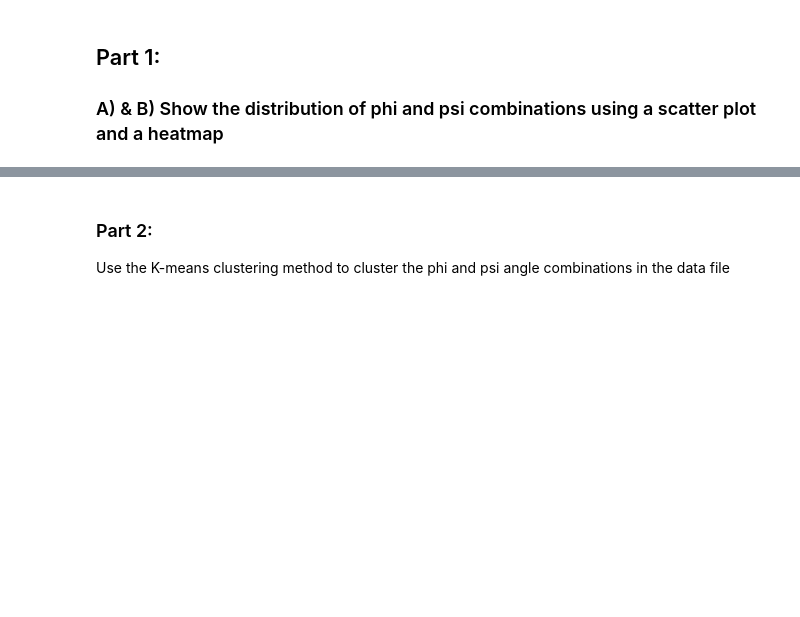
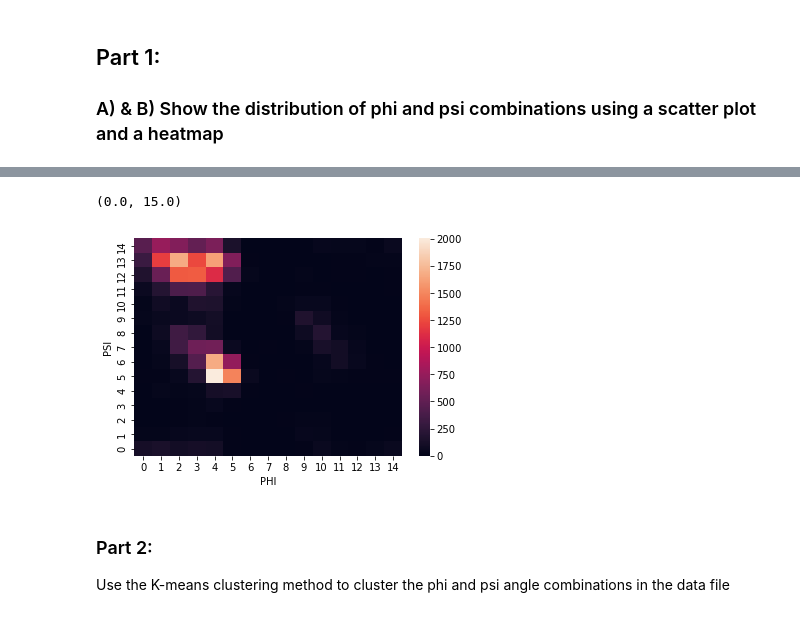
Before and after one commit to JohanBirger/DAT405, a Jupyter notebook: Assignment3.ipynb, the cells around one changed output, grey strips where cells are left out. Saved outputs shown, nothing was run; the diff lists cells and outputs as text; code cells hidden in the pictures; blank space fills up the shorter version.

```diff
--- a/Assignment3.ipynb
+++ b/Assignment3.ipynb
@@ -36,3 +34,12 @@ f.tight_layout()
+# %%
+sns.heatmap(heatmap)
+plt.xlabel("PHI")
+plt.ylabel("PSI")
+plt.xlim(0,15)
+plt.ylim(0,15)
+# %% [output]
+(0.0, 15.0)
+[figure, added]
 # %% [markdown]
 ### Part 2:
 Use  the  K-means  clustering  method to  cluster  the  phi  and psi  angle  combinations  in  the data file
```
Also changed, not shown: parts of 16 cells of this notebook, 16 other files.
